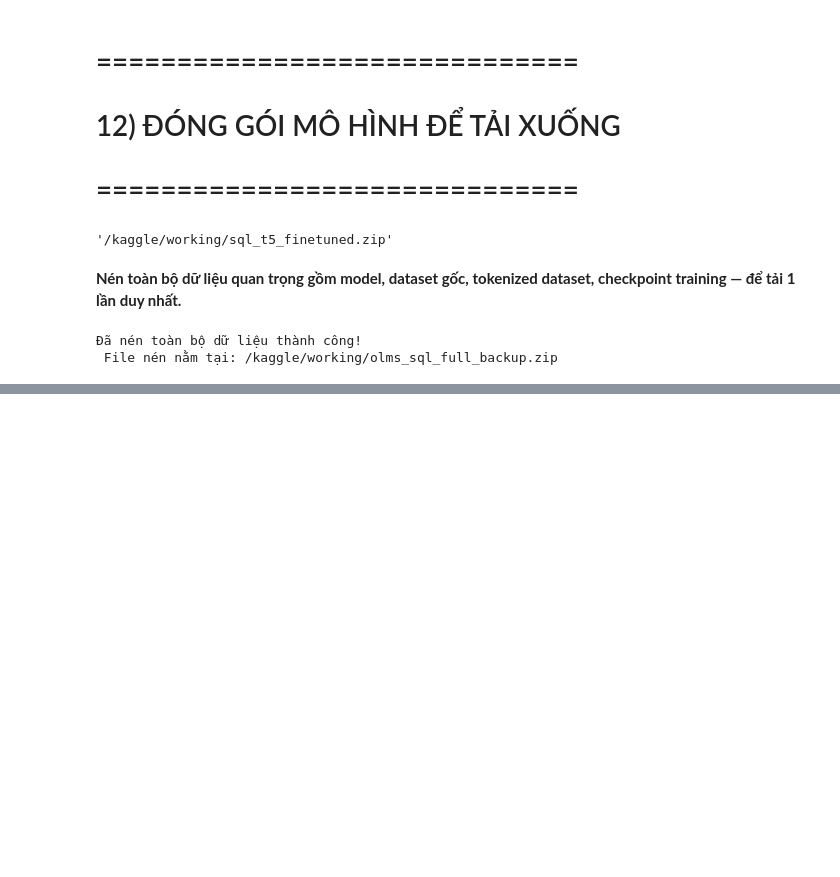
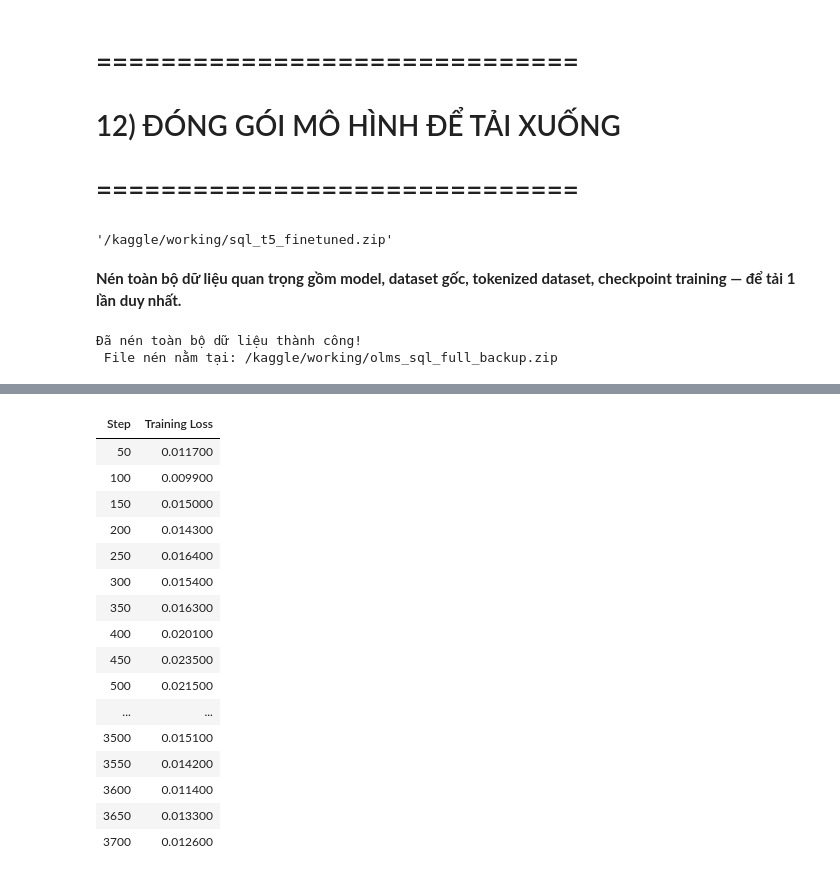
Before and after one commit to itsductai/Online_Learning_Management_System_Project, a Jupyter notebook: API/AI/text-to-sql/texttosql_finettune.ipynb, the cells around one changed output, grey strips where cells are left out. Drawn from its saved outputs; the diff is of its cells as text; code cells hidden in the pictures; blank space fills up the shorter version.

```diff
--- a/API/AI/text-to-sql/texttosql_finettune.ipynb
+++ b/API/AI/text-to-sql/texttosql_finettune.ipynb
@@ -912,0 +926,8 @@ print(f" File nén nằm tại: {output_zip}.zip")
+# %%
+
+# === [NO CHANGE TO LOGIC] Load tokenizer & model từ checkpoint cũ ===
+from transformers import T5Tokenizer, T5ForConditionalGeneration
+tokenizer = T5Tokenizer.from_pretrained(CKPT_WORK)
+model     = T5ForConditionalGeneration.from_pretrained(CKPT_WORK)
+model.config.use_cache = False  # giữ nguyên an toàn cho Trainer
+print("Loaded model/tokenizer from:", CKPT_WORK)
@@ -912,0 +1154,57 @@ print(f" File nén nằm tại: {output_zip}.zip")
+# %%
+import os, time, torch
+from transformers import TrainingArguments, Trainer
+
+os.environ["PYTORCH_CUDA_ALLOC_CONF"] = "expandable_segments:True"
+
+# [CHANGE] nếu trước đó bạn đã load model bằng tên `model` từ CKPT_WORK, alias lại đúng biến cũ
+finetuned_model = finetuned_model if 'finetuned_model' in globals() else model
+
+finetuned_model.config.use_cache = False  #  tắt cache để tránh giữ tensor lớn
+# finetuned_model.gradient_checkpointing_enable()  #  chia nhỏ graph tính toán
+finetuned_model.gradient_checkpointing_disable()  # [CHANGE] tắt để tăng tốc
+
+# [CHANGE] nếu bạn đã chuẩn bị train_ds theo pipeline resume, dùng nó; còn không thì giữ nguyên tokenized_datasets["train"]
+train_data_for_trainer = train_ds if 'train_ds' in globals() else tokenized_datasets["train"]
+
+if to_train:
+    output_dir = f"./sql-training-{int(time.time())}"
+
+    training_args = TrainingArguments(
+        output_dir=output_dir,           # Thư mục lưu kết quả huấn luyện
+        learning_rate=5e-3,              # Tốc độ học của mô hình
+        num_train_epochs=1,              # Số epoch huấn luyện
+        per_device_train_batch_size=4,   # batch size nhỏ để phù hợp với VRAM (huấn luyện)
+        per_device_eval_batch_size=4,    # batch size nhỏ để phù hợp với VRAM (đánh giá)
+        gradient_accumulation_steps=4,   # cộng dồn gradient để mô phỏng batch size lớn hơn
+        weight_decay=0.01,               # Hệ số weight decay để tránh overfitting (thường chọn 0.01)
+        logging_steps=50,                # Ghi log mỗi 50 bước
+        eval_strategy="no",              # tắt eval trong lúc train cho nhẹ (giữ API cũ)
+        save_strategy="epoch",           # lưu model mỗi epoch
+        fp16=True,                       # mix precision để tiết kiệm VRAM
+        optim="adafactor",               # tối ưu hóa Adafactor tiết kiệm bộ nhớ
+        report_to="none",                # tắt Weights & Biases để tránh lỗi trên Kaggle
+    )
+
+    trainer = Trainer(
+        model=finetuned_model,                 # Mô hình cần huấn luyện (đã load từ CKPT_WORK)
+        args=training_args,                    # Tham số huấn luyện đã cấu hình (y nguyên)
+        data_collator=data_collator,           # Hàm collate để padding theo batch
+        train_dataset=train_data_for_trainer,  # Dữ liệu huấn luyện (giữ nguyên/alias)
+        # eval_dataset không truyền vì eval_strategy = "no"
+        tokenizer=tokenizer,                   # (tuỳ notebook gốc có/không; truyền cũng OK)
+    )
+
+    # Dọn sạch cache GPU trước khi train
+    torch.cuda.empty_cache()
+
+    # Không truyền resume_from_checkpoint ở đây:
+    # finetuned_model đã được load từ trọng số hiện có (CKPT_WORK), nên train() = tiếp tục từ weights hiện tại
+    trainer.train()
+
+    print("✅ Training completed successfully!")
+
+    # Lưu ra thư mục như code gốc
+    finetuned_model.save_pretrained("finetuned_model_2_epoch")
+    tokenizer.save_pretrained("finetuned_model_2_epoch")
+# %% [output]
@@ -912,0 +1212,17 @@ print(f" File nén nằm tại: {output_zip}.zip")
+| Step | Training Loss |
+| 50 | 0.011700 |
+| 100 | 0.009900 |
+| 150 | 0.015000 |
+| 200 | 0.014300 |
+| 250 | 0.016400 |
+| 300 | 0.015400 |
+| 350 | 0.016300 |
+| 400 | 0.020100 |
+| 450 | 0.023500 |
+| 500 | 0.021500 |
+| ... | ... |
+| 3500 | 0.015100 |
+| 3550 | 0.014200 |
+| 3600 | 0.011400 |
+| 3650 | 0.013300 |
+| 3700 | 0.012600 |
```
Also changed, not shown: parts of 33 cells of this notebook.
